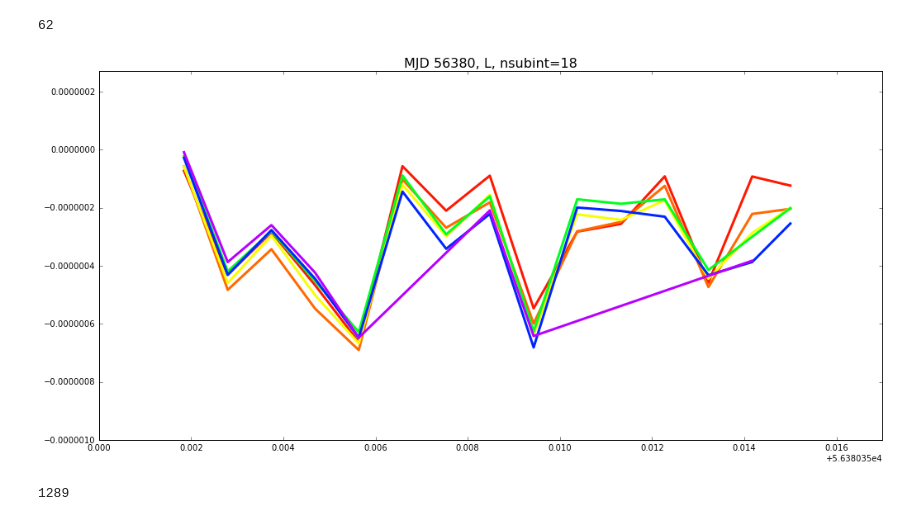
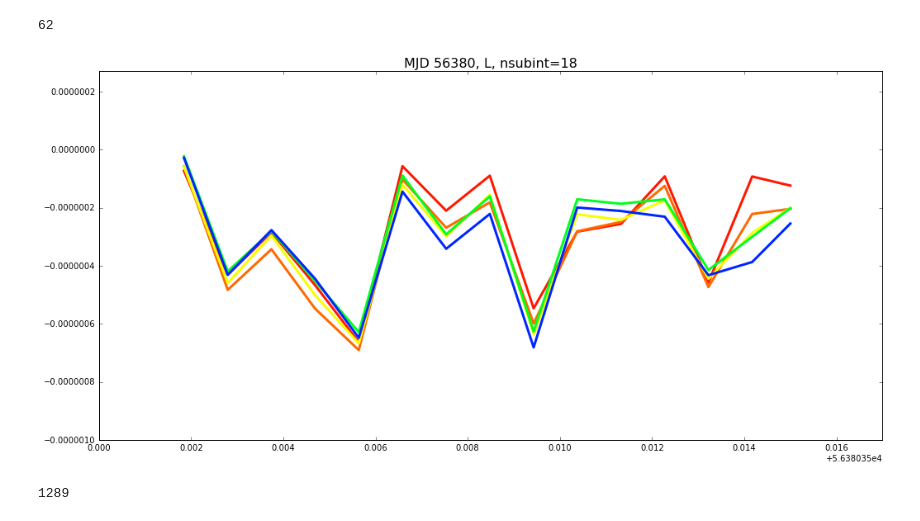
Before and after one commit to elliesch/pulsar_codes, a Jupyter notebook: ResidVsTime.ipynb, the cells around one changed output. Drawn from its saved outputs; the diff is of its cells as text; code cells hidden in the pictures.

```diff
--- a/ResidVsTime.ipynb
+++ b/ResidVsTime.ipynb
@@ -394,34 +394,34 @@ print min(x.bary_freq[(x.bary_TOA > 56380.35) & (x.bary_TOA < 56380.367)])
 # %%
 #Create a plot that goes up by increments of 62 and then plots each line as a different color
 
 import matplotlib
 
 # parameters=np.linspace(1227, 1725, num=8)
 # sm=matplotlib.cm.ScalarMappable(cmap=cmap)
 # norm = matplotlib.colors.Normalize(
 #         vmin=np.min(parameters)
 #         vmax=np.max(parameters))
 
 TOA=x.bary_TOA[(x.bary_TOA > 56380.35) & (x.bary_TOA < 56380.367)]
 Resid=x.prefit_sec[(x.bary_TOA > 56380.35) & (x.bary_TOA < 56380.367)]
 Freq=x.bary_freq[(x.bary_TOA > 56380.35) & (x.bary_TOA < 56380.367)]
 
 n = 1227
 m = 1289
 fig,ax = plt.subplots(figsize=(17,8))
 
 
-for i in range (0,8):
+for i in range (0,7):
     ax.plot(TOA[(Freq > n) & (Freq < m)],
                   Resid[(Freq > n) & (Freq < m)], color=cmap(i), lw=3)
     ax.set_title('MJD 56380, L, nsubint=18', fontsize='16')
     ax.set_xlim(56380.35, 56380.367)
     ax.set_ylim(-0.000001, 0.00000027)
     n=n+62
     m=m+62
 plt.show()
 # %% [output]
-[figure, old version]
+[figure, new version]
 # %%
 1227+62
 # %% [output]
```
